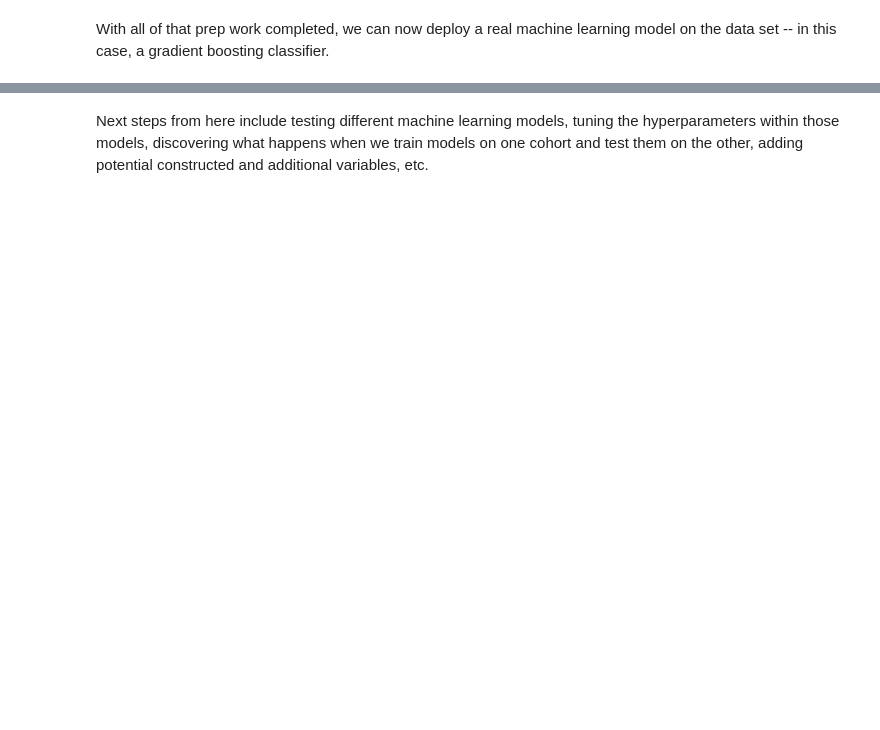
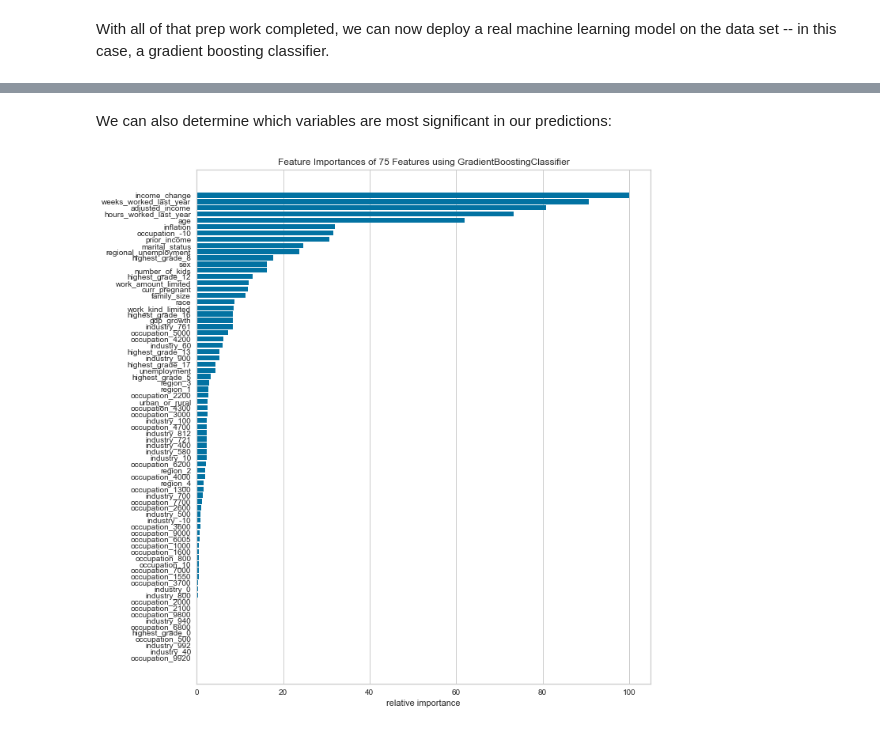
Before and after one commit to luajmelo/lucas-shock-prophet, a Jupyter notebook: MachineLearningExample.ipynb, the cells around one changed output, grey strips where cells are left out. Drawn from its saved outputs; the diff is of its cells as text; code cells hidden in the pictures; blank space fills up the shorter version.

```diff
--- a/MachineLearningExample.ipynb
+++ b/MachineLearningExample.ipynb
@@ -122,2 +125,14 @@ plt.show()
-# %% [markdown]
-Next steps from here include testing different machine learning models, tuning the hyperparameters within those models, discovering what happens when we train models on one cohort and test them on the other, adding potential constructed and additional variables, etc.
+# %% [markdown]
+We can also determine which variables are most significant in our predictions:
+# %%
+from yellowbrick.features.importances import FeatureImportances
+
+# Create a new matplotlib figure
+fig = plt.figure(figsize=(10,10))
+ax = fig.add_subplot(figsize=(10,10))
+
+viz = FeatureImportances(gbrt, ax=ax)
+viz.fit(X_test, y_test)
+viz.poof()
+# %% [output]
+[figure, added]
```
Also changed, not shown: parts of 9 cells of this notebook, 3 other files.
